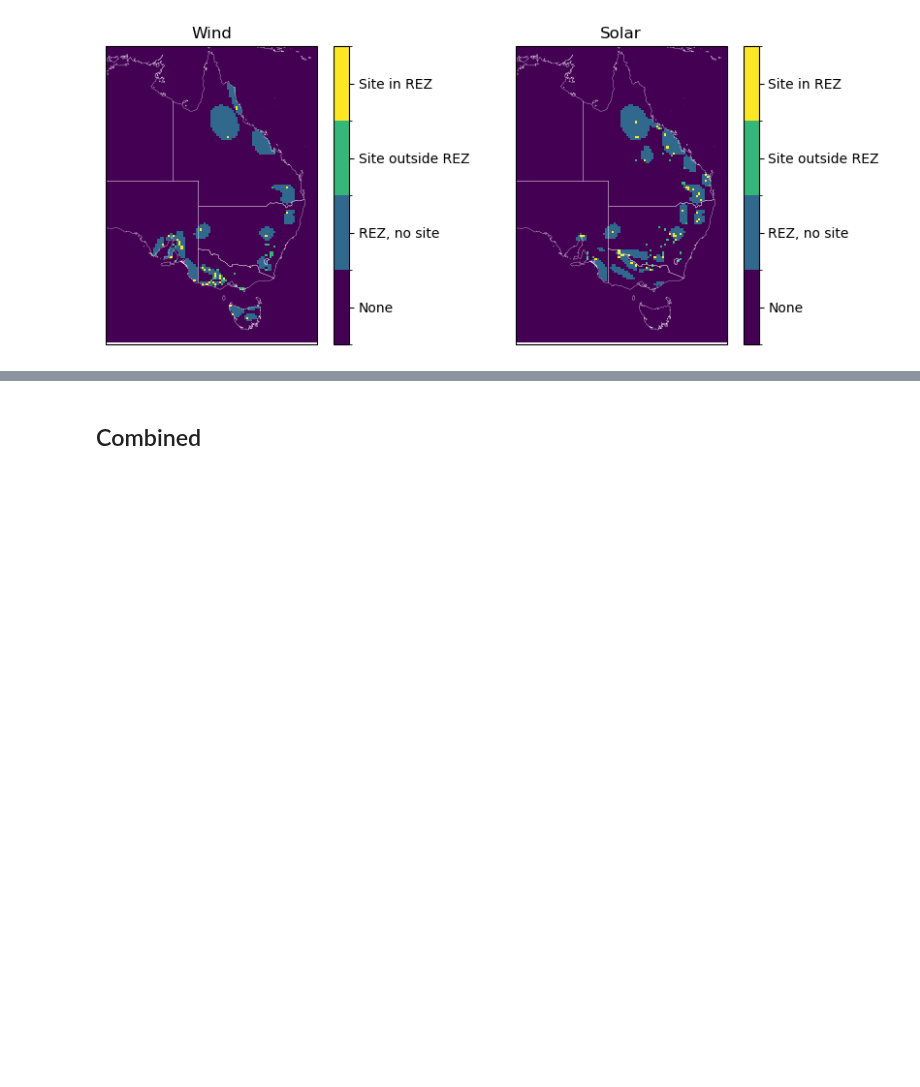
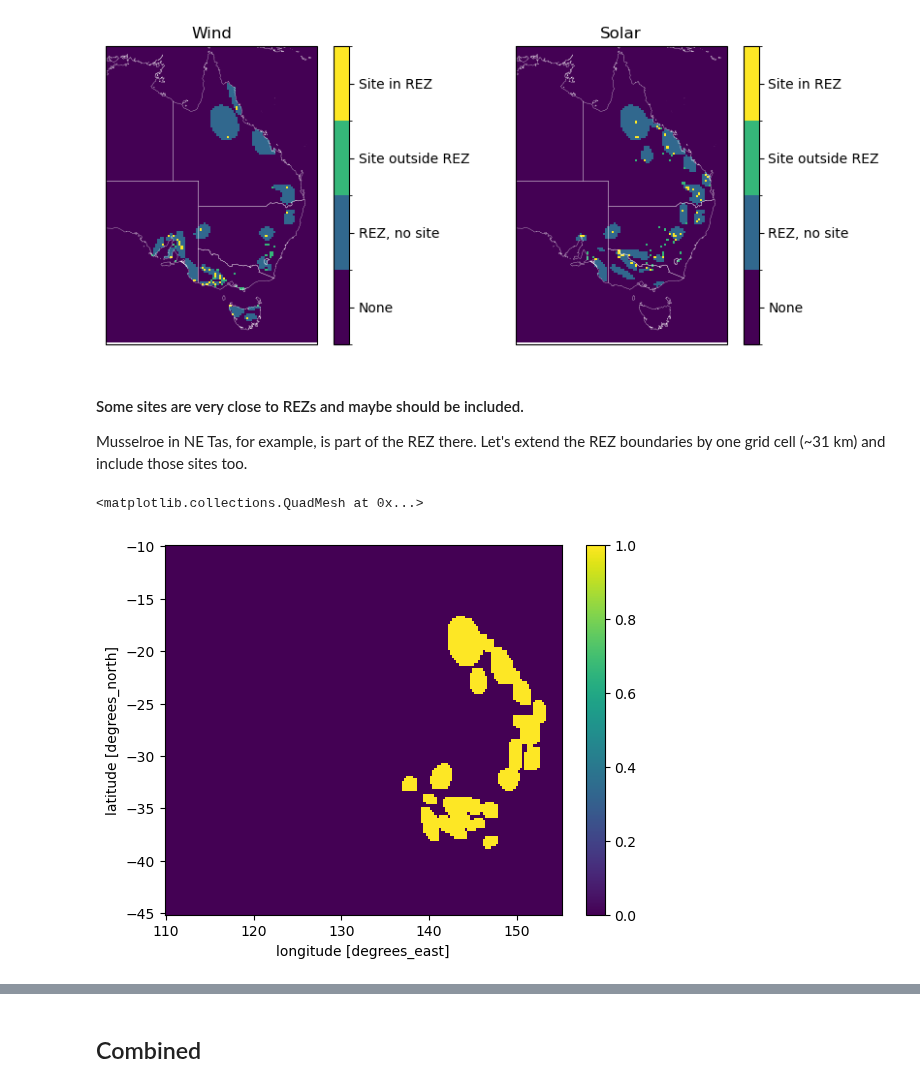
Before and after one commit to dougrichardson/power_models, a Jupyter notebook: 8_compare_power.ipynb, the cells around one changed output, grey strips where cells are left out. Saved outputs shown, nothing was run; the diff lists cells and outputs as text; code cells hidden in the pictures; blank space fills up the shorter version.

Commit message:
Added boundary to  to REZs

```diff
--- a/8_compare_power.ipynb
+++ b/8_compare_power.ipynb
@@ -211,3 +215,34 @@ ax[1].set_title("Solar")
 # %% [output]
 Text(0.5, 1.0, 'Solar')
 [figure]
+# %% [markdown]
+#### Some sites are very close to REZs and maybe should be included.
+
+Musselroe in NE Tas, for example, is part of the REZ there. Let's extend the REZ boundaries by one grid cell (~31 km) and include those sites too.
+# %%
+def add_boundary(da):
+    """
+    Return da with ones around existing ones
+    """
+    def compute_9_point_average_xarray(arr: xr.DataArray) -> xr.DataArray:
+        # Ensure the input is a numpy array
+        arr_np = arr.values
+
+        # Define the 3x3 averaging filter
+        kernel = np.ones((3, 3)) / 9
+
+        # Use convolve2d to apply the filter
+        averaged_arr_np = convolve2d(arr_np, kernel, mode='same', boundary='fill', fillvalue=0)
+
+        # Convert the result back to an xarray DataArray
+        averaged_arr = xr.DataArray(averaged_arr_np, dims=arr.dims, coords=arr.coords)
+
+        return averaged_arr
+
+    averaged = compute_9_point_average_xarray(da)
+    return averaged.where(averaged == 0, 1)
+# %%
+add_boundary(rez_mask.sel(region=solar_rez_names).sum("region")).plot()
+# %% [output]
+<matplotlib.collections.QuadMesh at 0x...>
+[figure, added]
```
Also changed, not shown: parts of 5 cells of this notebook.
